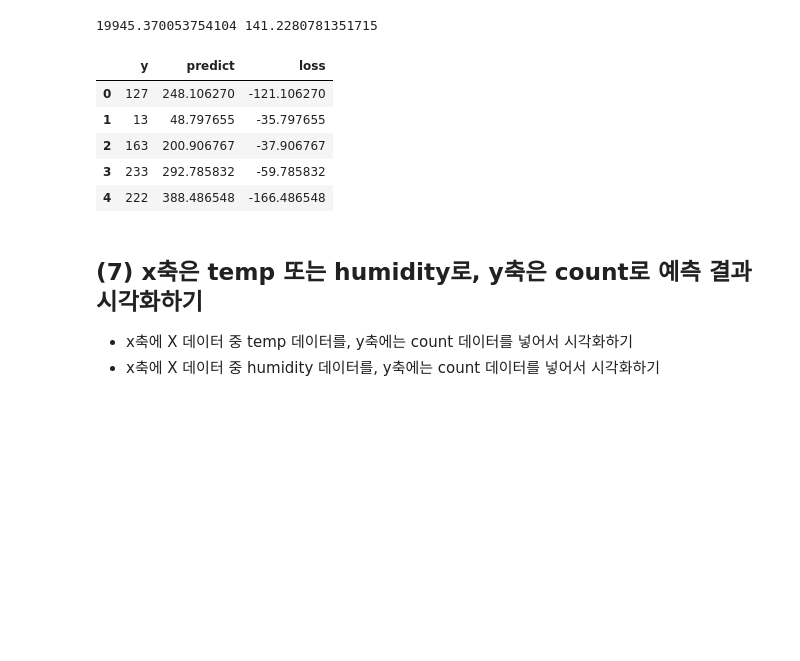
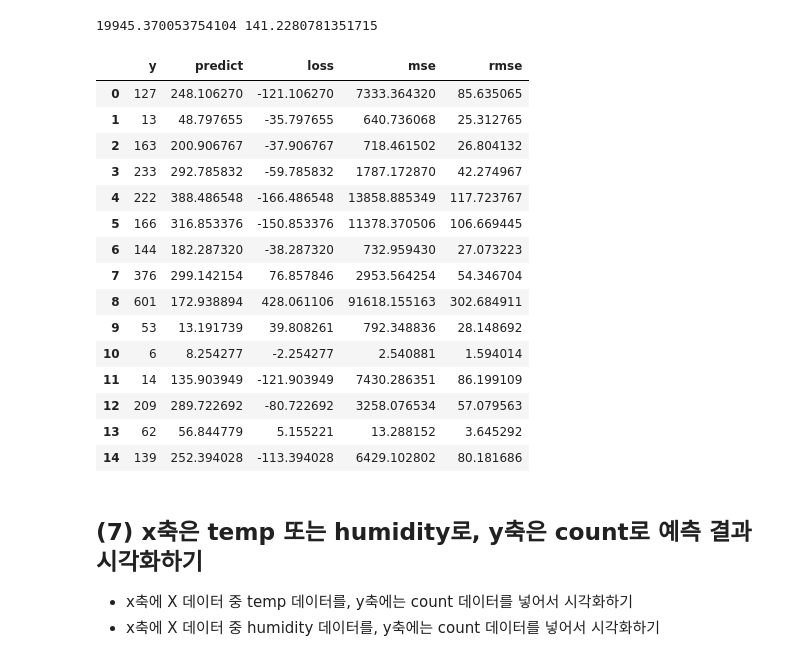
Before and after one commit to minsung6333/AIFFEL_Quest, a Jupyter notebook: exp_quest_1/aiffel_quest_exp_2.ipynb, the cells around one changed output. Cells and saved outputs as stored; diff of their text form; code cells hidden in the pictures; blank space fills up the shorter version.

```diff
--- a/exp_quest_1/aiffel_quest_exp_2.ipynb
+++ b/exp_quest_1/aiffel_quest_exp_2.ipynb
@@ -145,18 +145,30 @@ print(mse, rmse)
 # %%
 import numpy as np
 
 a = pd.DataFrame(predictions, columns= ['predict'])
 b = pd.DataFrame(y_test, columns= ['y'])
 c = pd.concat([b, a], axis=1)
 c['loss'] = c['y']-c['predict']
-c.head()
+c['mse'] = ((c['y'] - c['predict']) ** 2)/2
+c['rmse'] = c['mse']**0.5
+c.head(15)
 # %% [output]
-|  | y | predict | loss |
-| 0 | 127 | 248.106270 | -121.106270 |
-| 1 | 13 | 48.797655 | -35.797655 |
-| 2 | 163 | 200.906767 | -37.906767 |
-| 3 | 233 | 292.785832 | -59.785832 |
-| 4 | 222 | 388.486548 | -166.486548 |
+|  | y | predict | loss | mse | rmse |
+| 0 | 127 | 248.106270 | -121.106270 | 7333.364320 | 85.635065 |
+| 1 | 13 | 48.797655 | -35.797655 | 640.736068 | 25.312765 |
+| 2 | 163 | 200.906767 | -37.906767 | 718.461502 | 26.804132 |
+| 3 | 233 | 292.785832 | -59.785832 | 1787.172870 | 42.274967 |
+| 4 | 222 | 388.486548 | -166.486548 | 13858.885349 | 117.723767 |
+| 5 | 166 | 316.853376 | -150.853376 | 11378.370506 | 106.669445 |
+| 6 | 144 | 182.287320 | -38.287320 | 732.959430 | 27.073223 |
+| 7 | 376 | 299.142154 | 76.857846 | 2953.564254 | 54.346704 |
+| 8 | 601 | 172.938894 | 428.061106 | 91618.155163 | 302.684911 |
+| 9 | 53 | 13.191739 | 39.808261 | 792.348836 | 28.148692 |
+| 10 | 6 | 8.254277 | -2.254277 | 2.540881 | 1.594014 |
+| 11 | 14 | 135.903949 | -121.903949 | 7430.286351 | 86.199109 |
+| 12 | 209 | 289.722692 | -80.722692 | 3258.076534 | 57.079563 |
+| 13 | 62 | 56.844779 | 5.155221 | 13.288152 | 3.645292 |
+| 14 | 139 | 252.394028 | -113.394028 | 6429.102802 | 80.181686 |
 # %% [markdown]
 ## (7) x축은 temp 또는 humidity로, y축은 count로 예측 결과 시각화하기
 - x축에 X 데이터 중 temp 데이터를, y축에는 count 데이터를 넣어서 시각화하기
```
Also changed, not shown: parts of 3 cells of this notebook.
